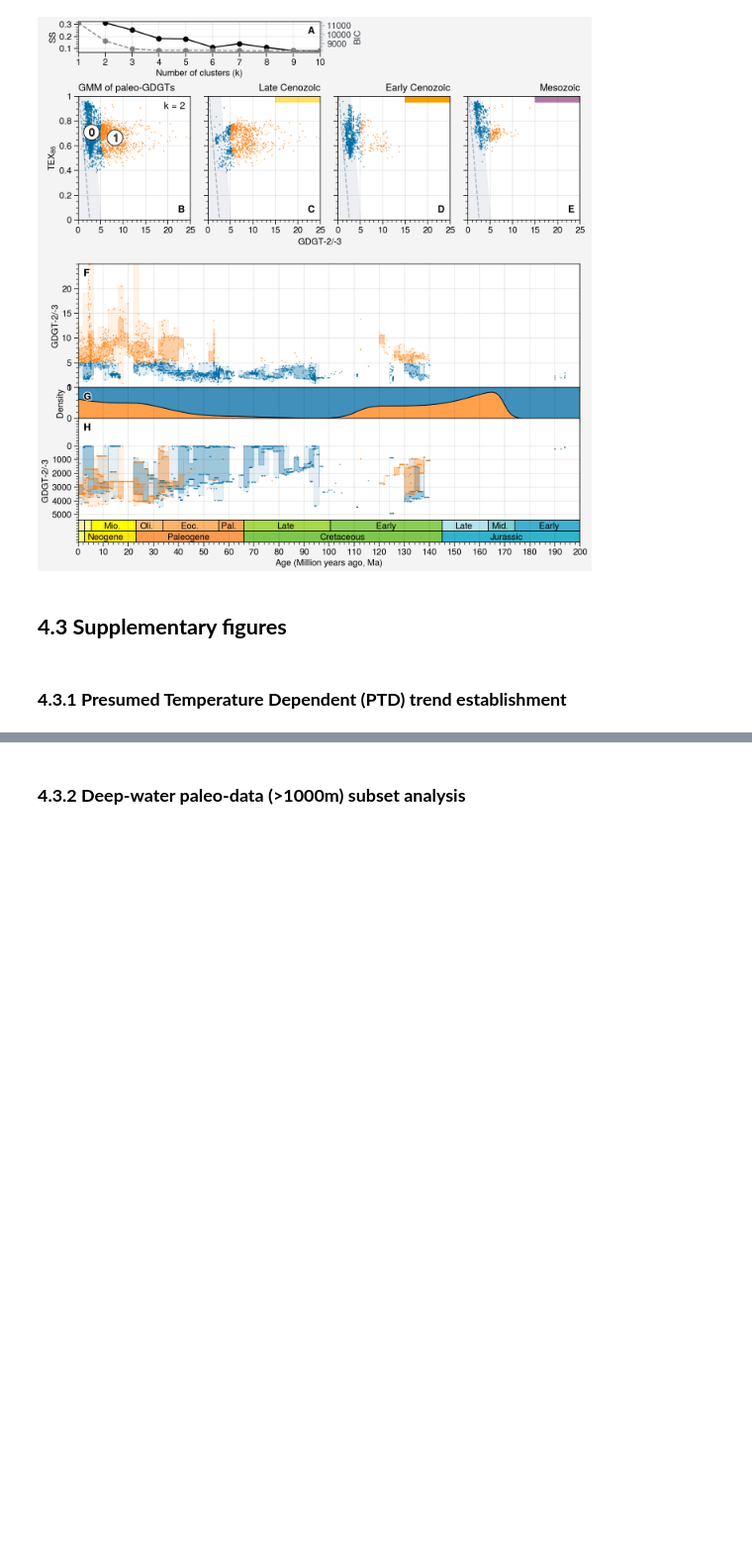
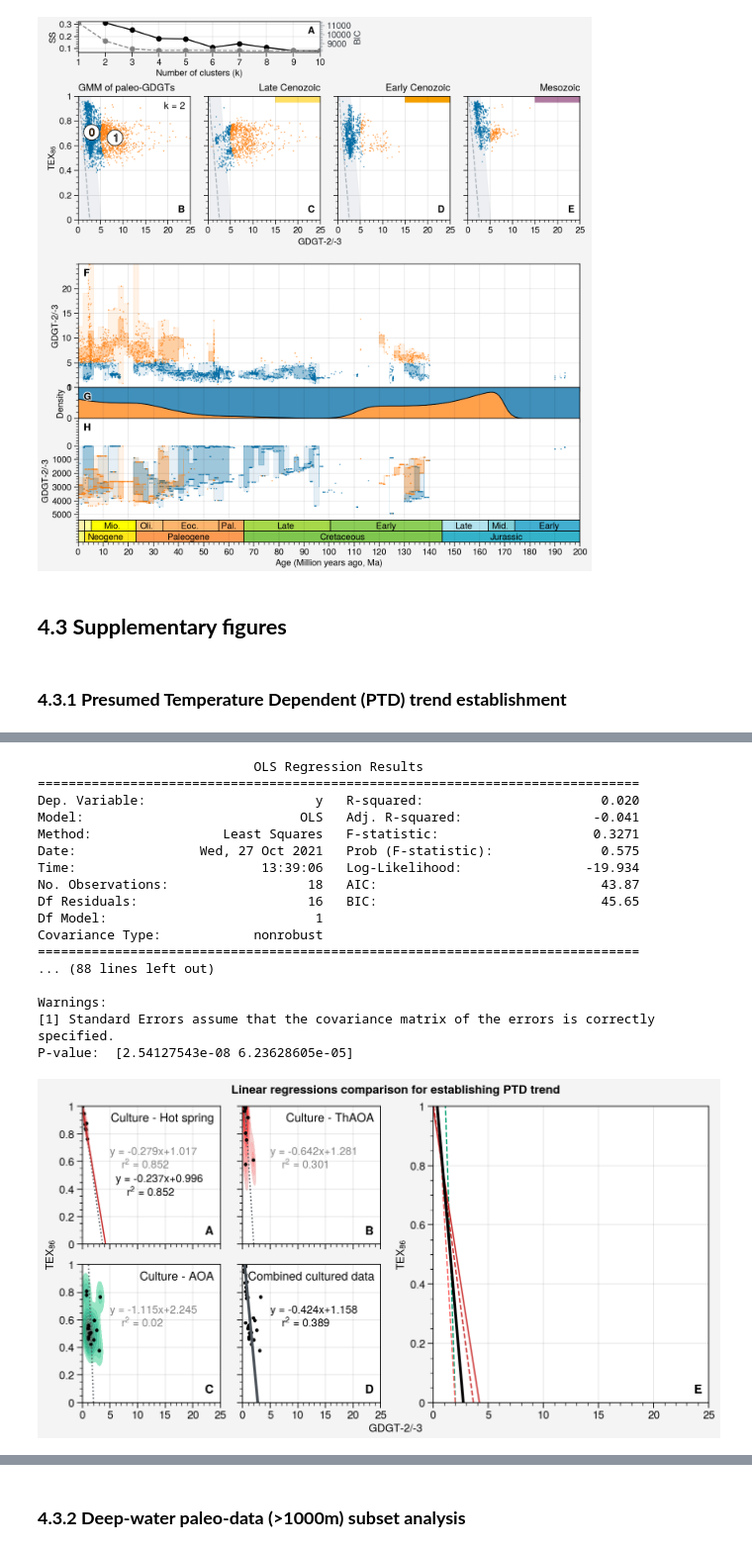
Before and after one commit to PaleoLipidRR/marine-AOA-GDGT-distribution, a Jupyter notebook: PNAS_pythonCodeS2_BeyondTEX86_Analytics_Visualizations_RR.ipynb, the cells around one changed output, grey strips where cells are left out. Shown at 99% size. Saved outputs shown, nothing was run; the diff lists cells and outputs as text; code cells hidden in the pictures; blank space fills up the shorter version.

```diff
--- a/PNAS_pythonCodeS2_BeyondTEX86_Analytics_Visualizations_RR.ipynb
+++ b/PNAS_pythonCodeS2_BeyondTEX86_Analytics_Visualizations_RR.ipynb
@@ -2151,9 +2169,11 @@ array = [[1,2,5,5],
 
 fig, axs = plot.subplots(array,width=7)
 axs.format(abc=True,abcstyle='A',abcloc='lr',
-           suptitle='Linear regressions comparison',
+           suptitle='Linear regressions comparison for establishing PTD trend',
            xlim=(0,25),ylim=(0,1),
-           xticks=np.arange(0,26,5)
+           xticks=np.arange(0,26,5),
+           xlabel='GDGT-2/-3',
+           ylabel='TEX$_{86}$'
            )
 selected_data = pd.concat([df_nonIPL[df_nonIPL.dataType_level1=='Culture - AOA'][df_nonIPL.QC_Indices_check=='Pass'],df_nonIPL_hs[df_nonIPL_hs.dataType_level0=='Culture']])
 selected_data = selected_data.reset_index()
@@ -2202,7 +2222,7 @@ for name, group in grouped:
 
     line_Y_extended = np.arange(0,1.1,0.1)[:, np.newaxis]
     line_x_extended = reg.predict(line_Y_extended)
-    ax.plot(line_x_extended,np.squeeze(line_Y_extended),zorder=0,color='gray7',ls=':')
+    ax.plot(line_x_extended,np.squeeze(line_Y_extended),zorder=0,color='gray7',ls=':',lw=1)
 
     if 'RANSAC' in str(type(reg)):
       inlier_mask = reg.inlier_mask_
@@ -2236,8 +2256,8 @@ for name, group in grouped:
 
       line_X = np.arange(0,25)[:,np.newaxis]
       line_y = reg.predict(line_X)
-      ax.plot(np.squeeze(line_X),line_y,color=colors_mapping.get(name),ls='-')
-      axs[4].plot(np.squeeze(line_X),line_y,color=colors_mapping.get(name),ls='-')
+      ax.plot(np.squeeze(line_X),line_y,color=colors_mapping.get(name),ls='-',lw=1,zorder=1)
+      axs[4].plot(np.squeeze(line_X),line_y,color=colors_mapping.get(name),ls='-',lw=1,zorder=1)
 
       coef_inv = np.round(reg.coef_,3)
       new_intercept = np.round(reg.intercept_,3)
@@ -2246,7 +2266,7 @@ for name, group in grouped:
 
 
     ax = axs[4]
-    ax.plot(line_x_extended,np.squeeze(line_Y_extended),zorder=0,color=colors_mapping.get(name),ls='--')
+    ax.plot(line_x_extended,np.squeeze(line_Y_extended),zorder=0,color=colors_mapping.get(name),ls='--',lw=1)
 
 
 
@@ -2278,7 +2298,7 @@ if 'RANSAC' in str(type(reg)):
 
   line_Y_extended = np.arange(0,1.1,0.1)[:, np.newaxis]
   line_x_extended = reg.predict(line_Y_extended)
-  ax.plot(line_x_extended,np.squeeze(line_Y_extended),zorder=0,color='gray7',ls='--')
+  ax.plot(line_x_extended,np.squeeze(line_Y_extended),zorder=0,color='gray7',ls='--',lw=2)
   inlier_mask = reg.inlier_mask_
   outlier_mask = np.logical_not(inlier_mask)
   ax.scatter(x[inlier_mask],Y[inlier_mask],marker='.',color='k')
@@ -2294,40 +2314,59 @@ if 'RANSAC' in str(type(reg)):
   intercept_ThCren = np.round(float(reg.intercept_),10)
 else:
   reg.fit(Y,x)
 
   line_Y = np.arange(Y.min(),Y.max())[:, np.newaxis]
   line_x = reg.predict(line_Y)
   # ax.plot(line_x,np.squeeze(line_Y),zorder=0,color='red')
 
   line_Y_extended = np.arange(0,20)[:, np.newaxis]
   line_x_extended = reg.predict(line_Y_extended)
 
-  ax.plot(line_x_extended,np.squeeze(line_Y_extended),zorder=0,color='gray7',ls=':')
-  axs[4].plot(line_x_extended,np.squeeze(line_Y_extended),zorder=0,color='k',ls='--')
+  ax.plot(line_x_extended,np.squeeze(line_Y_extended),zorder=1,color='gray7',ls='-',lw=2)
+  axs[4].plot(line_x_extended,np.squeeze(line_Y_extended),zorder=2,color='k',ls='-',lw=2)
   ax.scatter(x,Y,marker='.',color='k')
   score = np.round(reg.score(Y,x),3)
   coef_ThCren = np.format_float_positional(reg.coef_,sign=True,precision=10)
   intercept_ThCren = np.round(float(reg.intercept_),10)
 
 
 
 coef_ThCren_round = np.round(float(coef_ThCren),10)
 coef_inv = np.round(1/coef_ThCren_round,3)
 intercept_ThCren_round = np.round(intercept_ThCren,10)
 new_intercept = np.round((-intercept_ThCren_round/coef_ThCren_round),3)
-ax.text(5,0.65,f'y = {coef_inv}x+{new_intercept}',c="0.5",fontsize=8)
-ax.text(7,0.55,r"$r^{2}$ = "+f'{score}',c="0.5",fontsize=8)
+ax.text(5,0.65,f'y = {coef_inv}x+{new_intercept}',c="k",fontsize=8)
+ax.text(7,0.55,r"$r^{2}$ = "+f'{score}',c="k",fontsize=8)
 
 
 
 
 axs.format(
     xreverse=False
 )
 
-# filepath = "/content/drive/MyDrive/Colab Notebooks/images/MarineAOA_project/"
-# filename = 'figS1_RegressionComparison.pdf'
-# fig.savefig(filepath+filename,api=330)
+filepath = "/content/drive/MyDrive/Colab Notebooks/images/MarineAOA_project/"
+filename = 'figS1_RegressionComparison.pdf'
+fig.savefig(filepath+filename,api=330)
+# %% [output]
+                            OLS Regression Results
+==============================================================================
+Dep. Variable:                      y   R-squared:                       0.020
+Model:                            OLS   Adj. R-squared:                 -0.041
+Method:                 Least Squares   F-statistic:                    0.3271
+Date:                Wed, 27 Oct 2021   Prob (F-statistic):              0.575
+Time:                        13:39:06   Log-Likelihood:                -19.934
+No. Observations:                  18   AIC:                             43.87
+Df Residuals:                      16   BIC:                             45.65
+Df Model:                           1
+Covariance Type:            nonrobust
+==============================================================================
+... (88 lines left out)
+
+Warnings:
+[1] Standard Errors assume that the covariance matrix of the errors is correctly specified.
+P-value:  [2.54127543e-08 6.23628605e-05]
+[figure, added]
 # %%
 frames = [df_nonIPL[df_nonIPL.dataType_level1 == 'Culture - AOA'][df_nonIPL.QC_Indices_check=='Pass'],df_nonIPL_hs]
 sel_PTD = pd.concat(frames)
```
Also changed, not shown: parts of 16 cells of this notebook.
